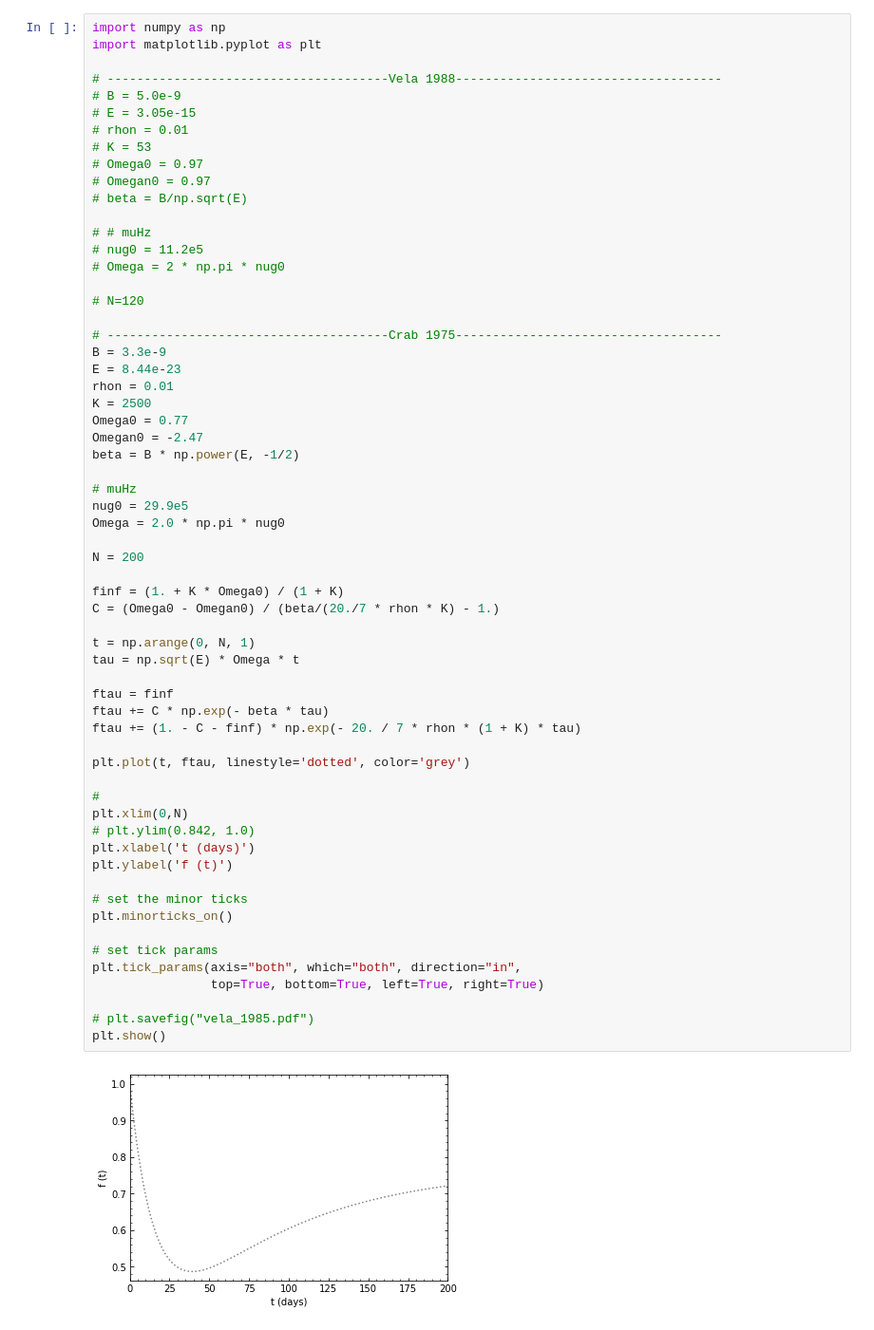
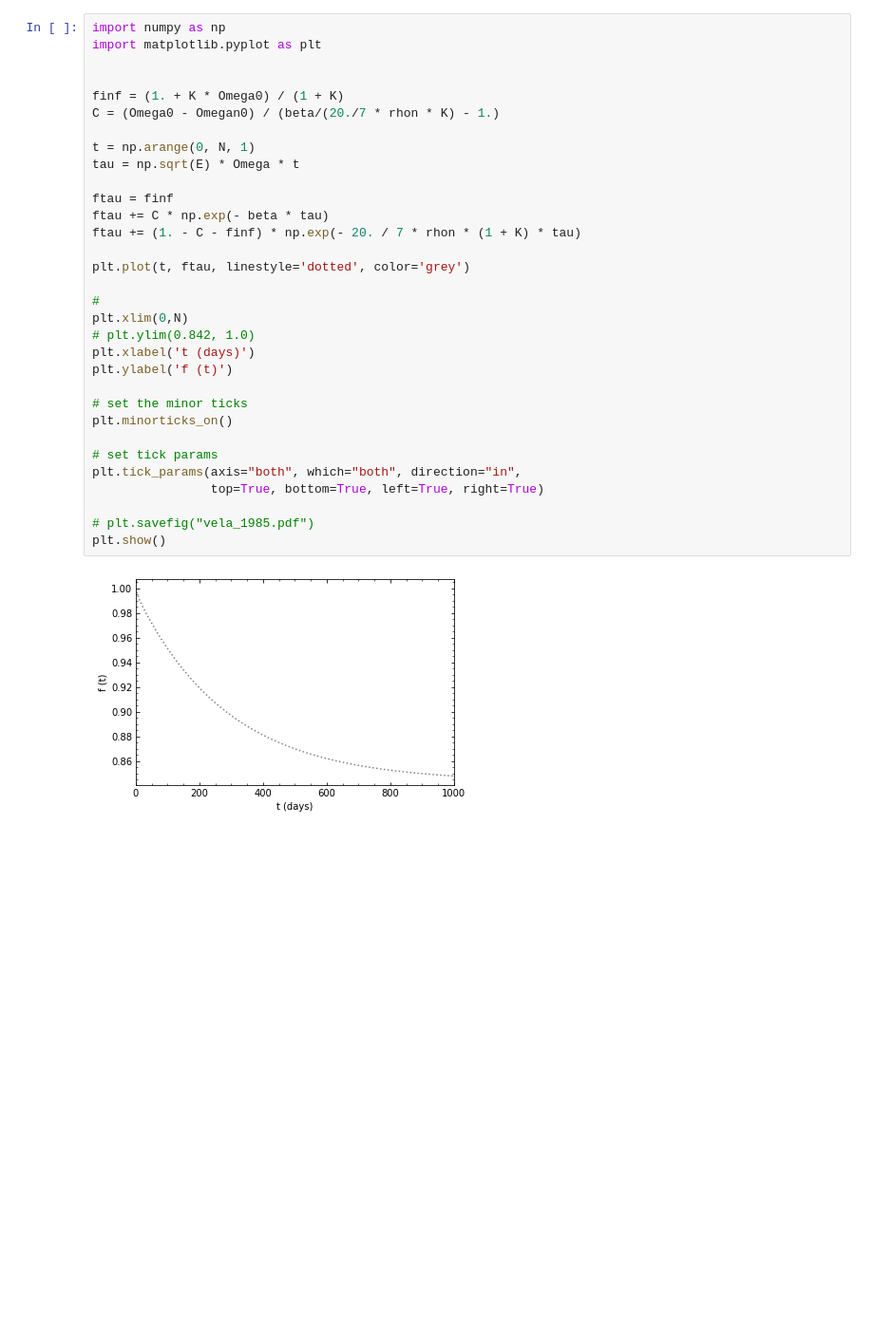
Before and after one commit to phy-zhaoqing/glitch, a Jupyter notebook: conv.ipynb, the cells around one changed output. Shown at 95% size. Drawn from its saved outputs; the diff is of its cells as text; blank space fills up the shorter version.

```diff
--- a/conv.ipynb
+++ b/conv.ipynb
@@ -269,62 +165,33 @@ plt.plot(t, ftau)
 import numpy as np
 import matplotlib.pyplot as plt
 
-# --------------------------------------Vela 1988------------------------------------
-# B = 5.0e-9
-# E = 3.05e-15
-# rhon = 0.01
-# K = 53
-# Omega0 = 0.97
-# Omegan0 = 0.97
-# beta = B/np.sqrt(E)
-
-# # muHz
-# nug0 = 11.2e5
-# Omega = 2 * np.pi * nug0
-
-# N=120
-
-# --------------------------------------Crab 1975------------------------------------
-B = 3.3e-9
-E = 8.44e-23
-rhon = 0.01
-K = 2500
-Omega0 = 0.77
-Omegan0 = -2.47
-beta = B * np.power(E, -1/2)
-
-# muHz
-nug0 = 29.9e5
-Omega = 2.0 * np.pi * nug0
-
-N = 200
 
 finf = (1. + K * Omega0) / (1 + K)
 C = (Omega0 - Omegan0) / (beta/(20./7 * rhon * K) - 1.)
 
 t = np.arange(0, N, 1)
 tau = np.sqrt(E) * Omega * t
 
 ftau = finf
 ftau += C * np.exp(- beta * tau)
 ftau += (1. - C - finf) * np.exp(- 20. / 7 * rhon * (1 + K) * tau)
 
 plt.plot(t, ftau, linestyle='dotted', color='grey')
 
 #
 plt.xlim(0,N)
 # plt.ylim(0.842, 1.0)
 plt.xlabel('t (days)')
 plt.ylabel('f (t)')
 
 # set the minor ticks
 plt.minorticks_on()
 
 # set tick params
 plt.tick_params(axis="both", which="both", direction="in",
                 top=True, bottom=True, left=True, right=True)
 
 # plt.savefig("vela_1985.pdf")
 plt.show()
 # %% [output]
-[figure, old version]
+[figure, new version]
```
Also changed, not shown: parts of 5 cells of this notebook, 1 other file.
